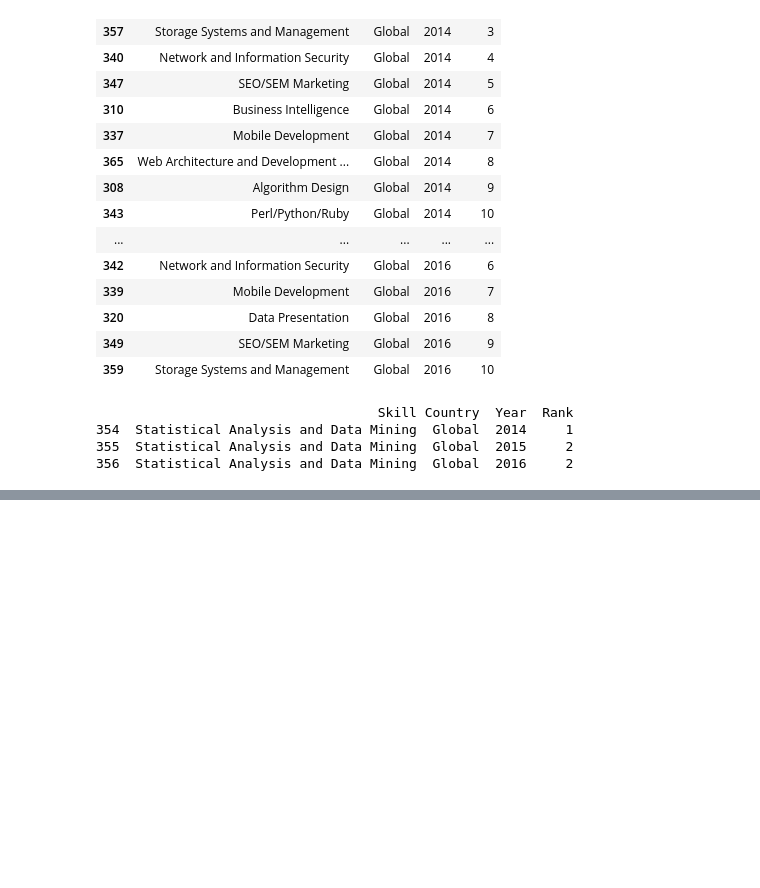
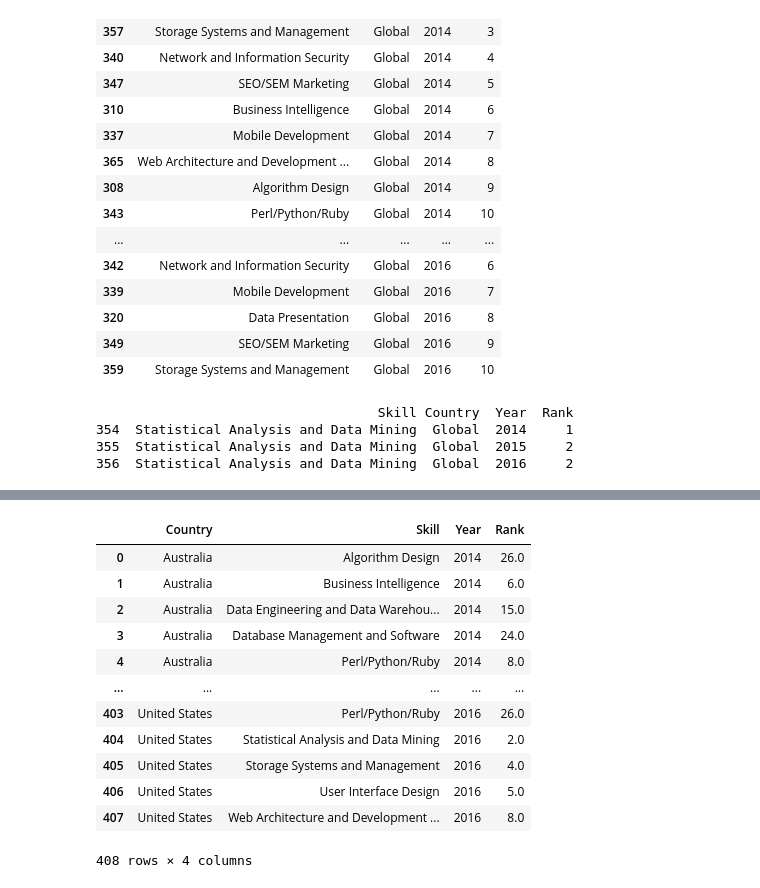
Before and after one commit to radroid/data-visualization-projects, a Jupyter notebook: 3 - Top Skills LinkedIn/1 - Exploratory Data Analysis.ipynb, the cells around one changed output, grey strips where cells are left out. Cells and saved outputs as stored; diff of their text form; code cells hidden in the pictures; blank space fills up the shorter version.

```diff
--- a/3 - Top Skills LinkedIn/1 - Exploratory Data Analysis.ipynb
+++ b/3 - Top Skills LinkedIn/1 - Exploratory Data Analysis.ipynb
@@ -748,0 +762,16 @@ final_df2.to_csv('Processed Data Set.csv')
+# %%
+final_df3
+# %% [output]
+|  | Country | Skill | Year | Rank |
+| 0 | Australia | Algorithm Design | 2014 | 26.0 |
+| 1 | Australia | Business Intelligence | 2014 | 6.0 |
+| 2 | Australia | Data Engineering and Data Warehou... | 2014 | 15.0 |
+| 3 | Australia | Database Management and Software | 2014 | 24.0 |
+| 4 | Australia | Perl/Python/Ruby | 2014 | 8.0 |
+| ... | ... | ... | ... | ... |
+| 403 | United States | Perl/Python/Ruby | 2016 | 26.0 |
+| 404 | United States | Statistical Analysis and Data Mining | 2016 | 2.0 |
+| 405 | United States | Storage Systems and Management | 2016 | 4.0 |
+| 406 | United States | User Interface Design | 2016 | 5.0 |
+| 407 | United States | Web Architecture and Development ... | 2016 | 8.0 |
+408 rows × 4 columns
```
Also changed, not shown: parts of 47 cells of this notebook.
